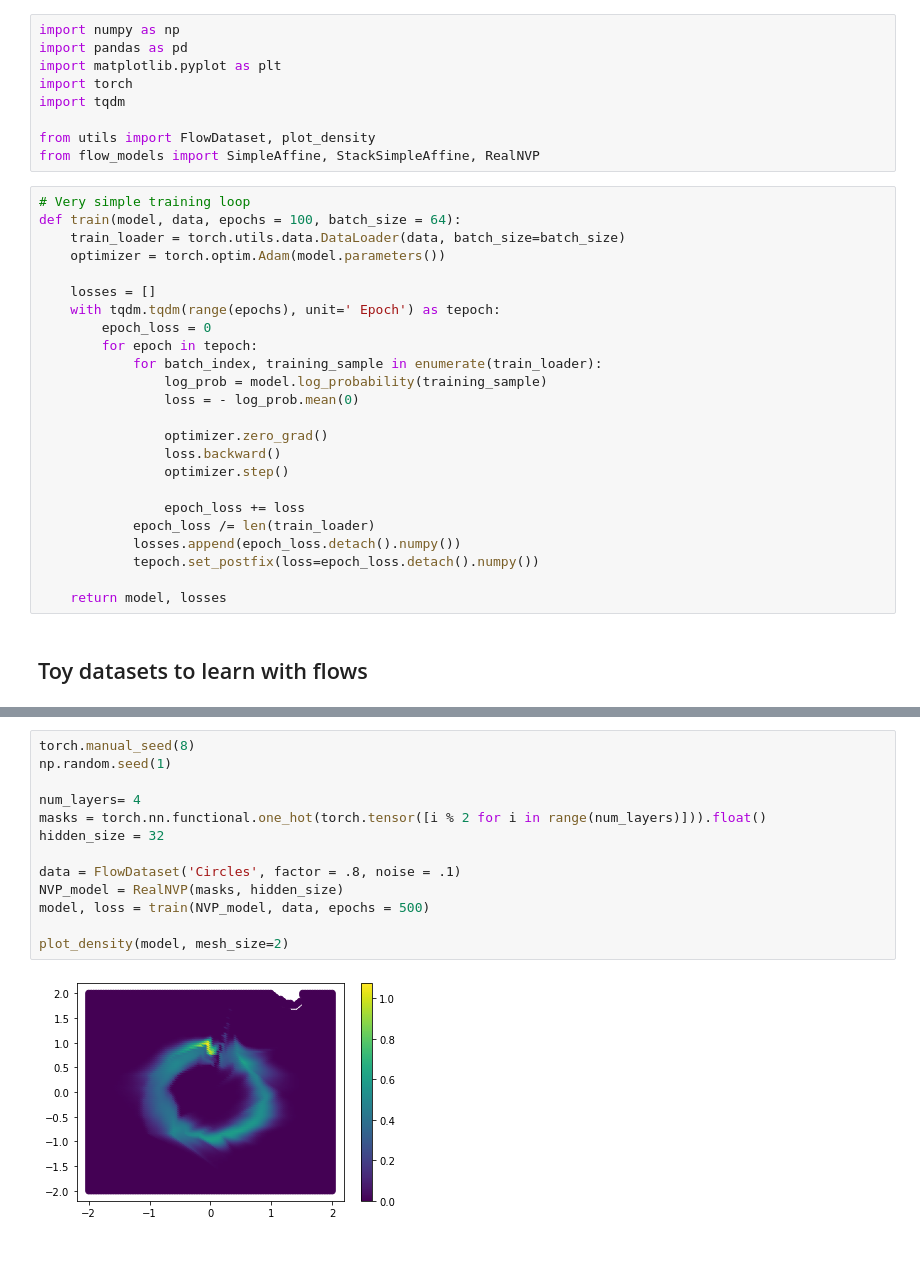
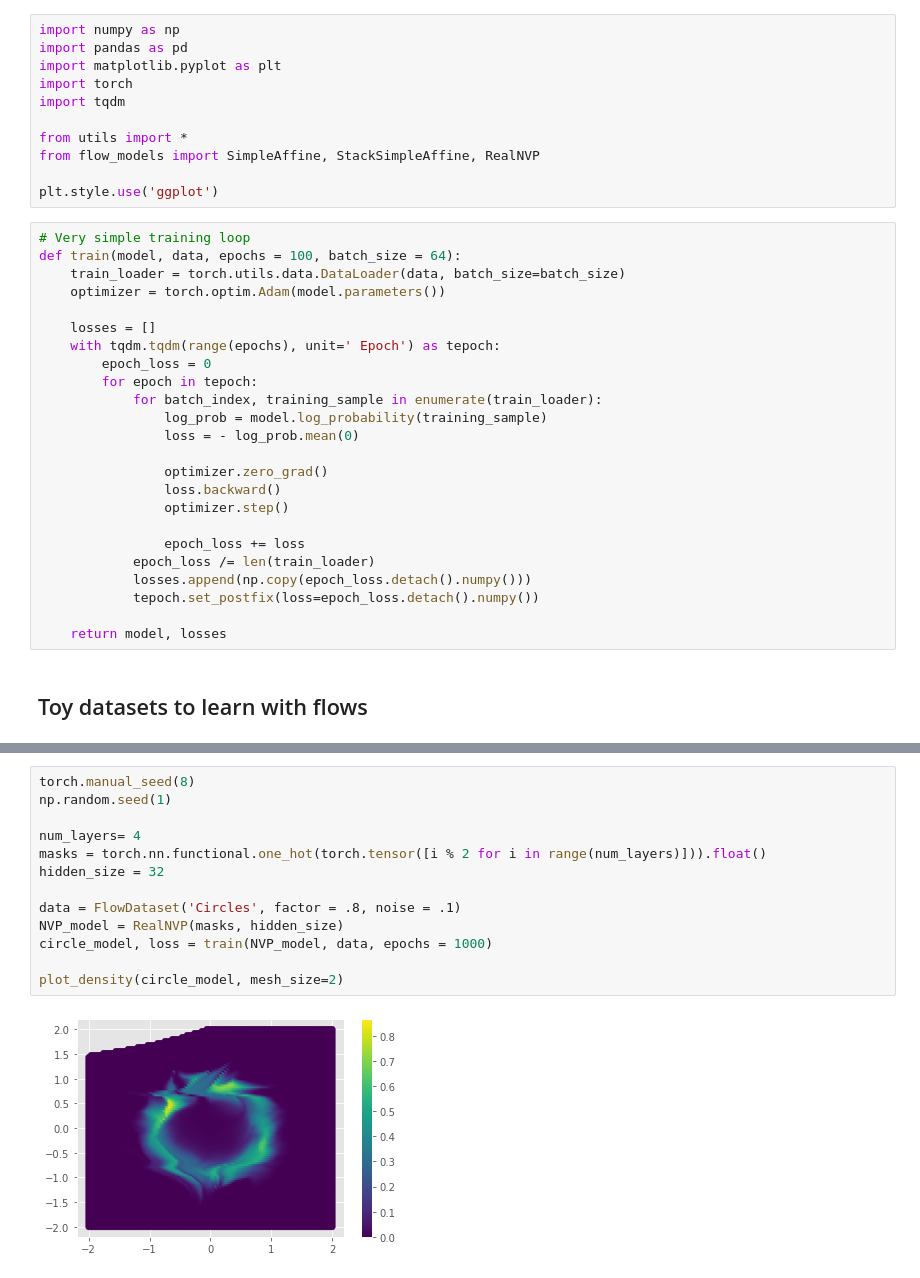
Before and after one commit to AxelNathanson/pytorch-normalizing-flows, a Jupyter notebook: Normalizing Flows with Pytorch.ipynb, the cells around one changed output, grey strips where cells are left out. Drawn from its saved outputs; the diff is of its cells as text.

```diff
--- a/Normalizing Flows with Pytorch.ipynb
+++ b/Normalizing Flows with Pytorch.ipynb
@@ -11,8 +9,10 @@ import matplotlib.pyplot as plt
 import torch
 import tqdm
 
-from utils import FlowDataset, plot_density
+from utils import *
 from flow_models import SimpleAffine, StackSimpleAffine, RealNVP
+
+plt.style.use('ggplot')
 # %%
 # Very simple training loop
 def train(model, data, epochs = 100, batch_size = 64):
@@ -33,7 +33,7 @@ def train(model, data, epochs = 100, batch_size = 64):
 
                 epoch_loss += loss
             epoch_loss /= len(train_loader)
-            losses.append(epoch_loss.detach().numpy())
+            losses.append(np.copy(epoch_loss.detach().numpy()))
             tepoch.set_postfix(loss=epoch_loss.detach().numpy())
 
     return model, losses
@@ -115,15 +121,15 @@ plot_density(model, mesh_size=2.2)
 # %%
 torch.manual_seed(8)
 np.random.seed(1)
 
 num_layers= 4
 masks = torch.nn.functional.one_hot(torch.tensor([i % 2 for i in range(num_layers)])).float()
 hidden_size = 32
 
 data = FlowDataset('Circles', factor = .8, noise = .1)
 NVP_model = RealNVP(masks, hidden_size)
-model, loss = train(NVP_model, data, epochs = 500)
+circle_model, loss = train(NVP_model, data, epochs = 1000)
 
-plot_density(model, mesh_size=2)
+plot_density(circle_model, mesh_size=2)
 # %% [output]
-[figure, old version]
+[figure, new version]
```
Also changed, not shown: parts of 11 cells of this notebook, 6 other files.
